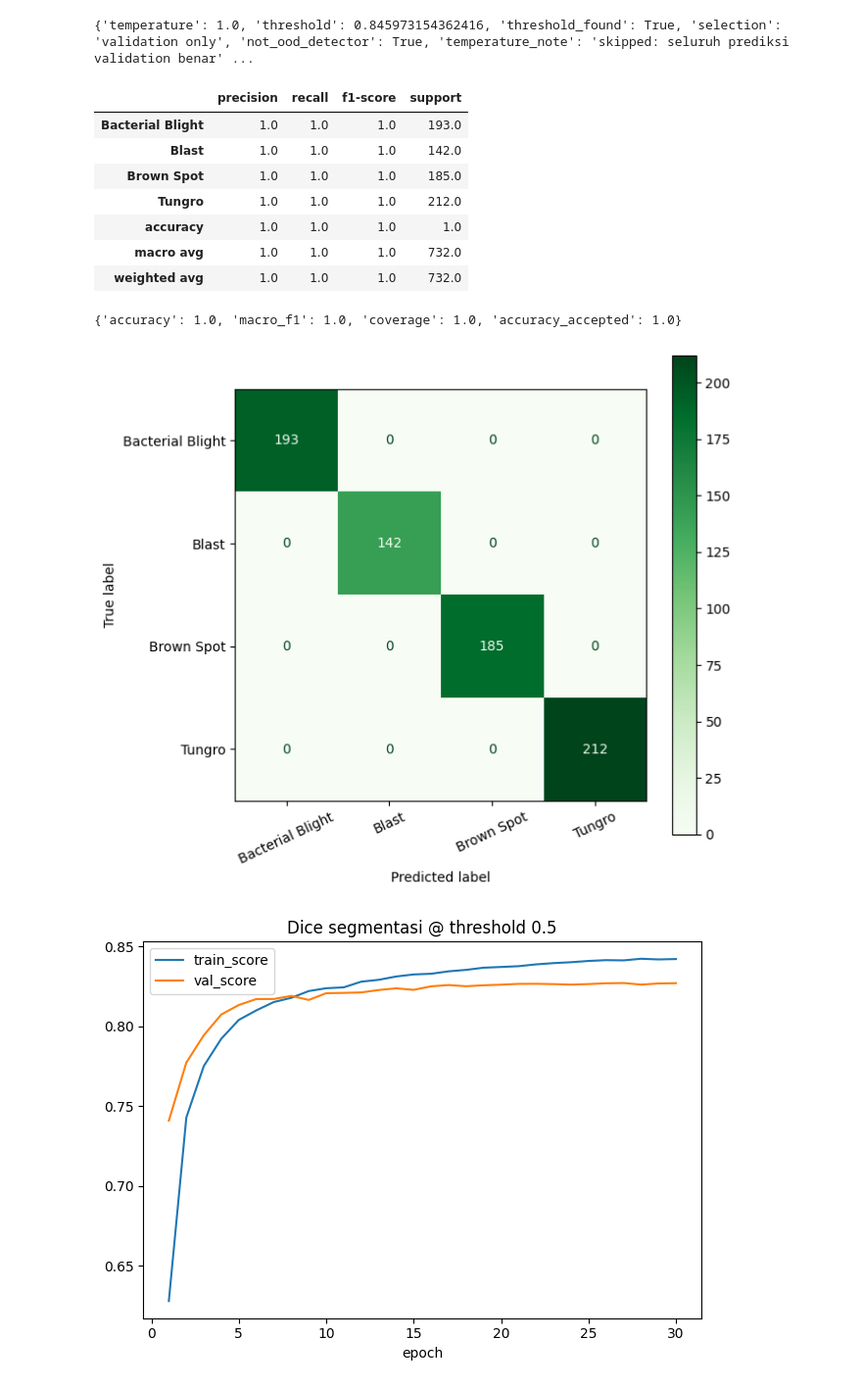
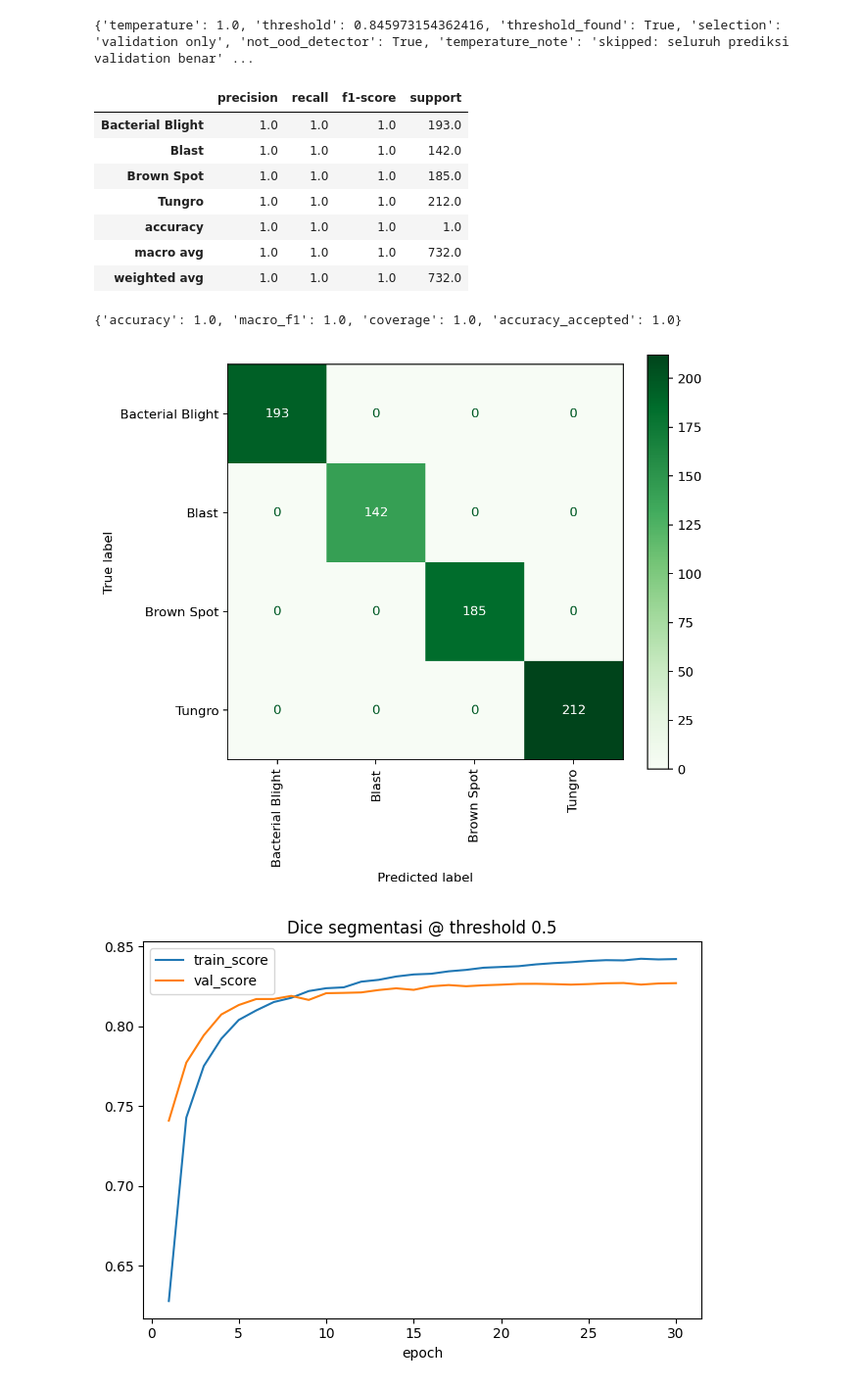
Before and after one commit to UWWAWWU/RiceLeaf, a Jupyter notebook: notebooks/RiceLeaf.ipynb, the cells around one changed output. Shown at 98% size. Saved outputs shown, nothing was run; the diff lists cells and outputs as text; code cells hidden in the pictures.

Commit message:
Rotate predicted class labels vertically in confusion matrix

```diff
--- a/notebooks/RiceLeaf.ipynb
+++ b/notebooks/RiceLeaf.ipynb
@@ -605,35 +605,35 @@ pd.DataFrame(report).T.to_csv(RUN/'classification_test_report.csv')
 accepted=test_prob.max(1)>=THRESHOLD
 summary={'accuracy':accuracy_score(test_y,test_pred),
          'macro_f1':f1_score(test_y,test_pred,average='macro'),
          'coverage':float(accepted.mean()),
          'accuracy_accepted':float((test_y[accepted]==test_pred[accepted]).mean()) if accepted.any() else None}
 (RUN/'classification_test_summary.json').write_text(json.dumps(summary,indent=2))
 print(summary)
 fig,ax=plt.subplots(figsize=(7,6))
-ConfusionMatrixDisplay.from_predictions(test_y,test_pred,display_labels=LABELS,cmap='Greens',ax=ax,xticks_rotation=25)
+ConfusionMatrixDisplay.from_predictions(test_y,test_pred,display_labels=LABELS,cmap='Greens',ax=ax,xticks_rotation=90)
 plt.tight_layout(); plt.savefig(RUN/'confusion_matrix.png',dpi=160); plt.show()
 predictions=test_df[['path','label']].copy()
 predictions['prediction']=[CLASSES[i] for i in test_pred]
 predictions['score']=test_prob.max(1)
 predictions.to_csv(RUN/'test_predictions.csv',index=False)
 errors=predictions[predictions.label!=predictions.prediction].sort_values('score',ascending=False).head(8)
 if len(errors):
     fig,axes=plt.subplots(2,4,figsize=(16,8))
     for ax in axes.flat: ax.axis('off')
     for ax,row in zip(axes.flat,errors.itertuples()):
         ax.imshow(read_rgb(row.path)); ax.set_title(f'{row.label} → {row.prediction}\n{row.score:.1%}',fontsize=9)
     plt.tight_layout(); plt.savefig(RUN/'misclassified_examples.png',dpi=160); plt.show()
 # %% [output]
 |  | precision | recall | f1-score | support |
 | Bacterial Blight | 1.0 | 1.0 | 1.0 | 193.0 |
 | Blast | 1.0 | 1.0 | 1.0 | 142.0 |
 | Brown Spot | 1.0 | 1.0 | 1.0 | 185.0 |
 | Tungro | 1.0 | 1.0 | 1.0 | 212.0 |
 | accuracy | 1.0 | 1.0 | 1.0 | 1.0 |
 | macro avg | 1.0 | 1.0 | 1.0 | 732.0 |
 | weighted avg | 1.0 | 1.0 | 1.0 | 732.0 |
 {'accuracy': 1.0, 'macro_f1': 1.0, 'coverage': 1.0, 'accuracy_accepted': 1.0}
-[figure, old version]
+[figure, new version]
 # %%
 classifier=classifier.cpu(); gc.collect(); torch.cuda.empty_cache()
 segmenter=None
```
Also changed, not shown: 1 other file.
